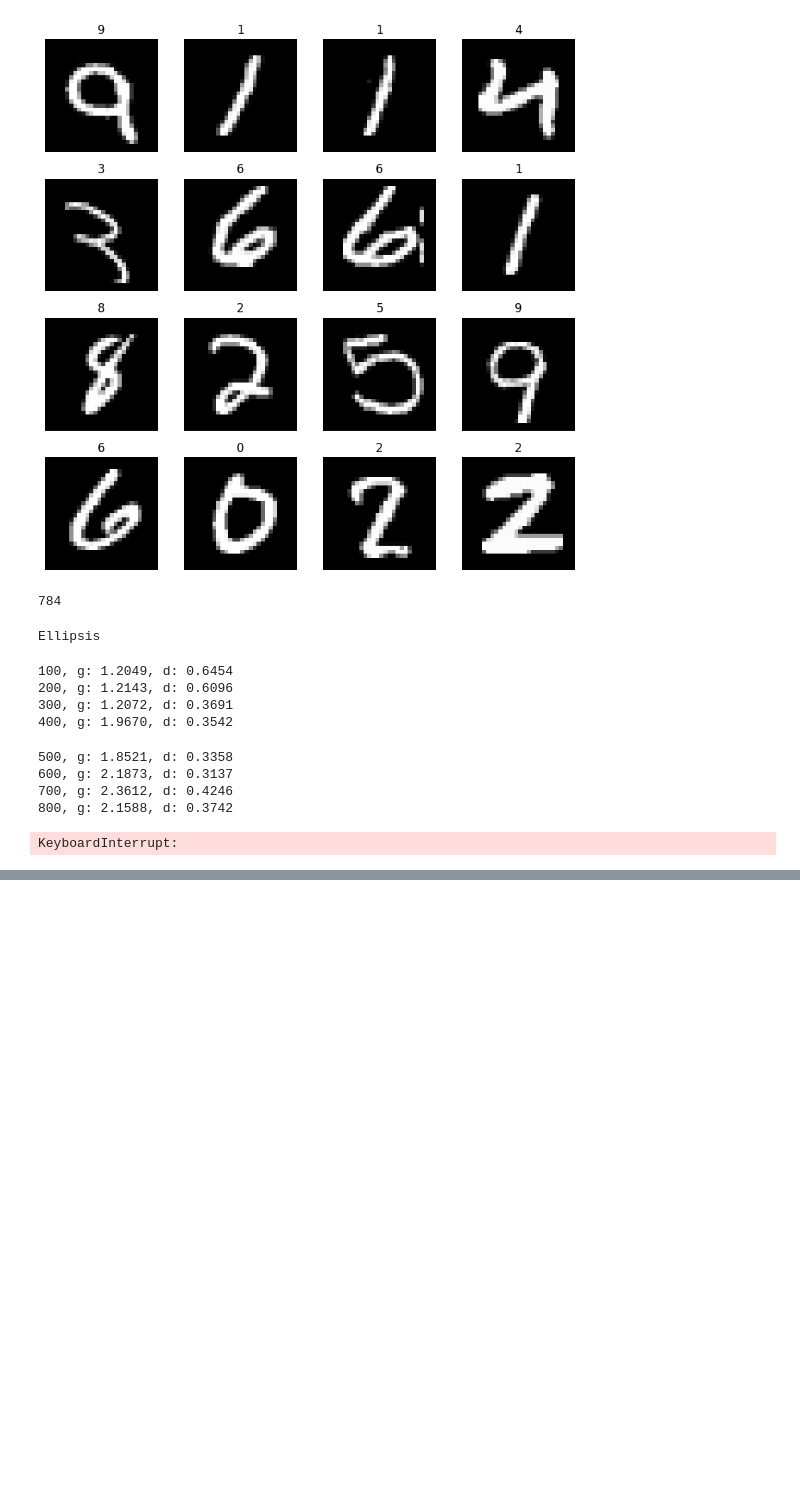
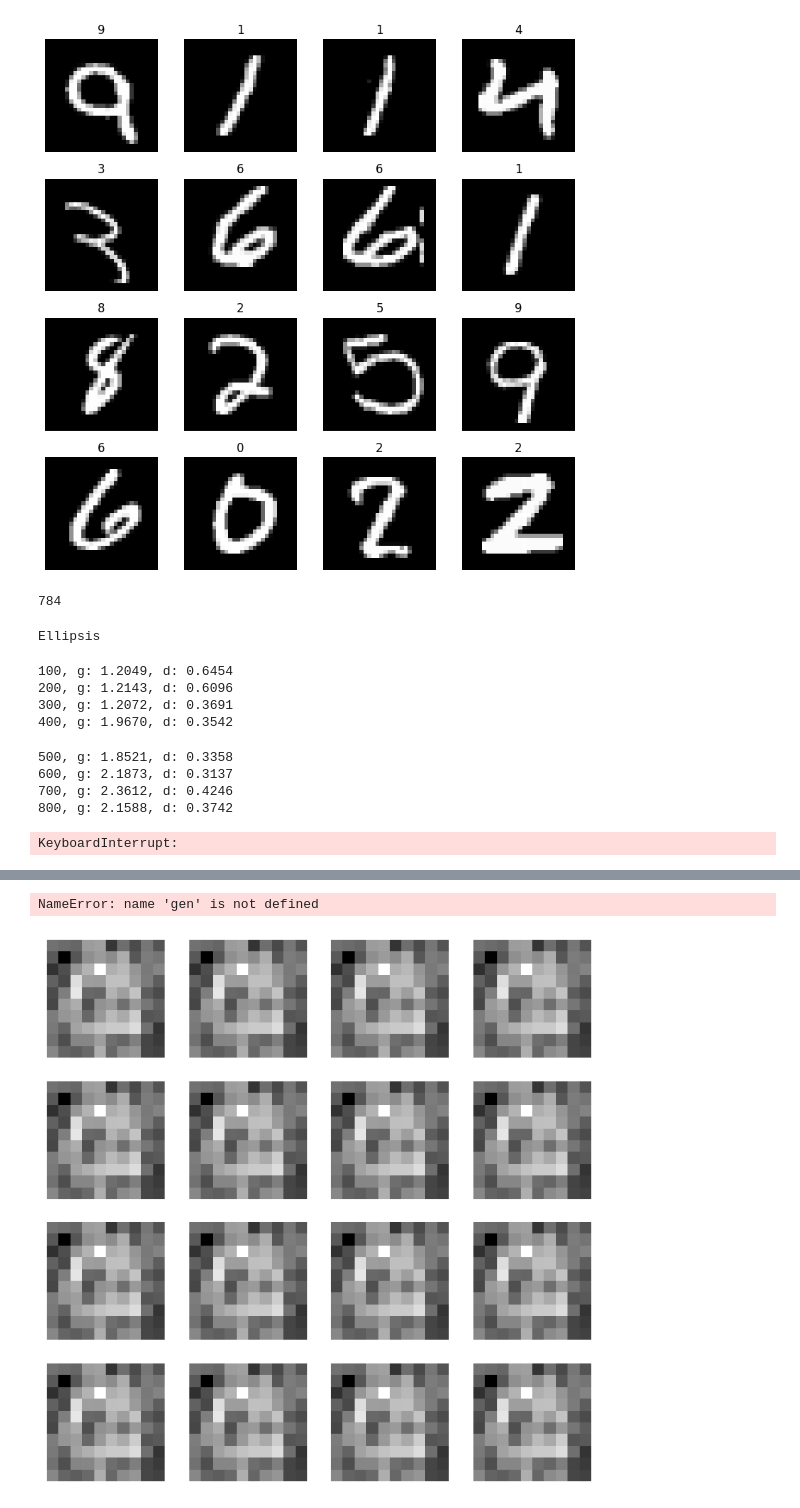
Before and after one commit to pythagon-code/mutualistic-agents, a Jupyter notebook: notebooks/gan_test.ipynb, the cells around one changed output, grey strips where cells are left out. Drawn from its saved outputs; the diff is of its cells as text; code cells hidden in the pictures; blank space fills up the shorter version.

```diff
--- a/notebooks/gan_test.ipynb
+++ b/notebooks/gan_test.ipynb
@@ -170,0 +236,71 @@ plt.show()
+# %%
+import torch
+from torch.utils.data import DataLoader
+from torch.nn.utils import clip_grad_norm_
+from tqdm import tqdm, trange
+
+batch_size = 128
+num_epochs = 200
+gen_polyak_factor = 0.005
+disc_polyak_factor = 0.1
+
+dataloader = DataLoader(dataset, batch_size = batch_size, shuffle = True, drop_last = True)
+bce_loss_with_logits = nn.BCEWithLogitsLoss()
+# %%
+gen.train()
+disc.train()
+i = 0
+for epoch in trange(num_epochs):
+    for batch_idx, (real_images, _) in enumerate(dataloader):
+        real_images = real_images.flatten(start_dim = 1).to(device)
+
+        disc_optimizer.zero_grad(set_to_none = True)
+        training_module_id = disc.get_random_module_id()
+        module_id = gen.get_random_module_id()
+        with torch.no_grad():
+            latent_vectors = torch.randn(batch_size, latent_dim, device = device)
+            fake_images = gen.forward(latent_vectors).flatten(start_dim = 1)
+        images = torch.cat([real_images, fake_images])
+        output = disc.forward(images, online_module_id = training_module_id)
+        target = torch.cat([torch.full_like(output[: batch_size], .9), torch.zeros_like(output[batch_size :])])
+        disc_loss = bce_loss_with_logits(output, target)
+        disc_loss.backward()
+        clip_grad_norm_(disc.parameters(), max_norm = 1.0)
+        disc_optimizer.step()
+        disc.polyak_update(module_id = training_module_id, polyak_factor = disc_polyak_factor)
+        disc_optimizer.zero_grad(set_to_none = True)
+
+        for _ in range(50):
+            gen_optimizer.zero_grad(set_to_none = True)
+            training_module_id = gen.get_random_module_id()
+            live_encoder_id = disc.get_random_encoder_id()
+            latent_vectors = torch.randn(batch_size, latent_dim, device = device)
+            fake_images = gen.forward(latent_vectors, online_module_id = training_module_id).flatten(start_dim = 1)
+            diversity = (fake_images[0] - fake_images[1]).norm(p = 1)
+            output = disc(fake_images)
+            gen_loss = bce_loss_with_logits(output, torch.ones_like(output))
+            gen_loss.backward()
+            clip_grad_norm_(gen.parameters(), max_norm = 1.0)
+            gen_optimizer.step()
+            gen.polyak_update(module_id = training_module_id, polyak_factor = gen_polyak_factor)
+        gen_optimizer.zero_grad(set_to_none = True)
+
+        i += 1
+        if i % 5 == 0:
+            print(f"{i}, g: {gen_loss.item():.6f}, d: {disc_loss.item():.6f}, r: {diversity.item():.6f}")
+# %% [output]
+NameError: name 'gen' is not defined
+# %%
+gen.eval()
+with torch.no_grad():
+    latent_vectors = torch.randn(16, latent_dim, device = device)
+    fake_images = gen(torch.randn(16, latent_dim, device = device))
+fig, axes = plt.subplots(4, 4, figsize=(8, 8))
+
+for i, ax in enumerate(axes.flatten()):
+    image = fake_images[i].cpu()
+    image = image.view(int(np.sqrt(image_dim)), int(np.sqrt(image_dim)))
+    ax.imshow(image, cmap='gray')
+    ax.axis('off')
+# %% [output]
+[figure, added]
```
Also changed, not shown: parts of 8 cells of this notebook, 13 other files.
